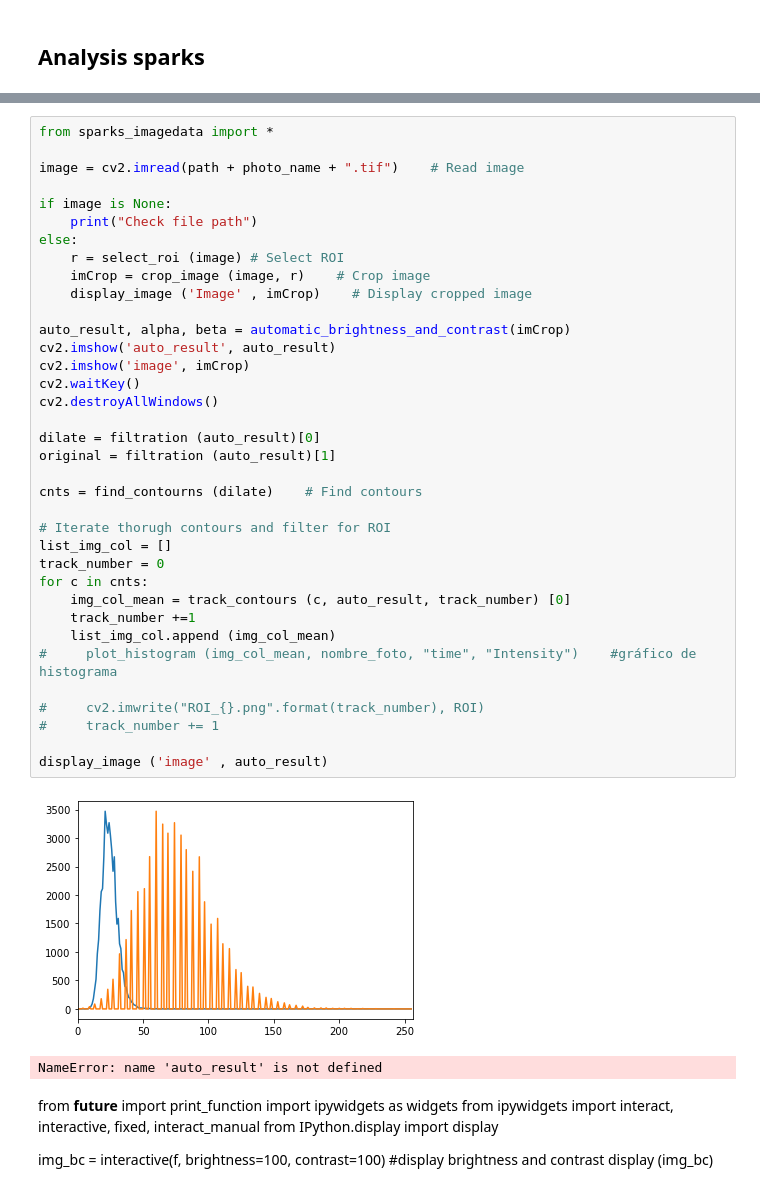
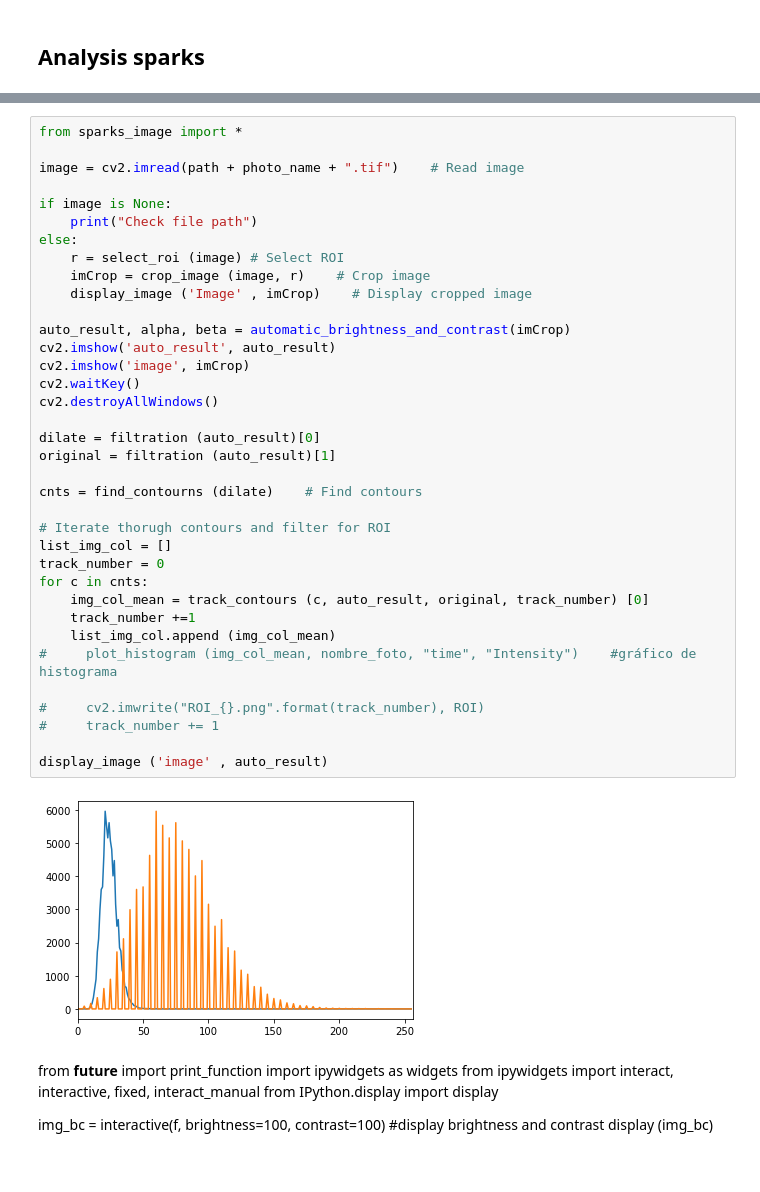
Before and after one commit to CardiAP/DesktopApp, a Jupyter notebook: Sparks_analysis.ipynb, the cells around one changed output, grey strips where cells are left out. Drawn from its saved outputs; the diff is of its cells as text.

Commit message:
spark_image

```diff
--- a/Sparks_analysis.ipynb
+++ b/Sparks_analysis.ipynb
@@ -21,5 +19,5 @@ import cv2
 # %%
-from sparks_imagedata import *
+from sparks_image import *
 
 image = cv2.imread(path + photo_name + ".tif")    # Read image
 
@@ -27,36 +25,35 @@ if image is None:
     print("Check file path")
 else:
     r = select_roi (image) # Select ROI
     imCrop = crop_image (image, r)    # Crop image
     display_image ('Image' , imCrop)    # Display cropped image
 
 auto_result, alpha, beta = automatic_brightness_and_contrast(imCrop)
 cv2.imshow('auto_result', auto_result)
 cv2.imshow('image', imCrop)
 cv2.waitKey()
 cv2.destroyAllWindows()
 
 dilate = filtration (auto_result)[0]
 original = filtration (auto_result)[1]
 
 cnts = find_contourns (dilate)    # Find contours
 
 # Iterate thorugh contours and filter for ROI
 list_img_col = []
 track_number = 0
 for c in cnts:
-    img_col_mean = track_contours (c, auto_result, track_number) [0]
+    img_col_mean = track_contours (c, auto_result, original, track_number) [0]
     track_number +=1
     list_img_col.append (img_col_mean)
 #     plot_histogram (img_col_mean, nombre_foto, "time", "Intensity")    #gráfico de histograma
 
 #     cv2.imwrite("ROI_{}.png".format(track_number), ROI)
 #     track_number += 1
 
 display_image ('image' , auto_result)
 # %% [output]
-[figure, old version]
+[figure, new version]
-NameError: name 'auto_result' is not defined
 # %% [markdown]
 from __future__ import print_function
 import ipywidgets as widgets
```
Also changed, not shown: parts of 1 cell of this notebook, 1 other file.
